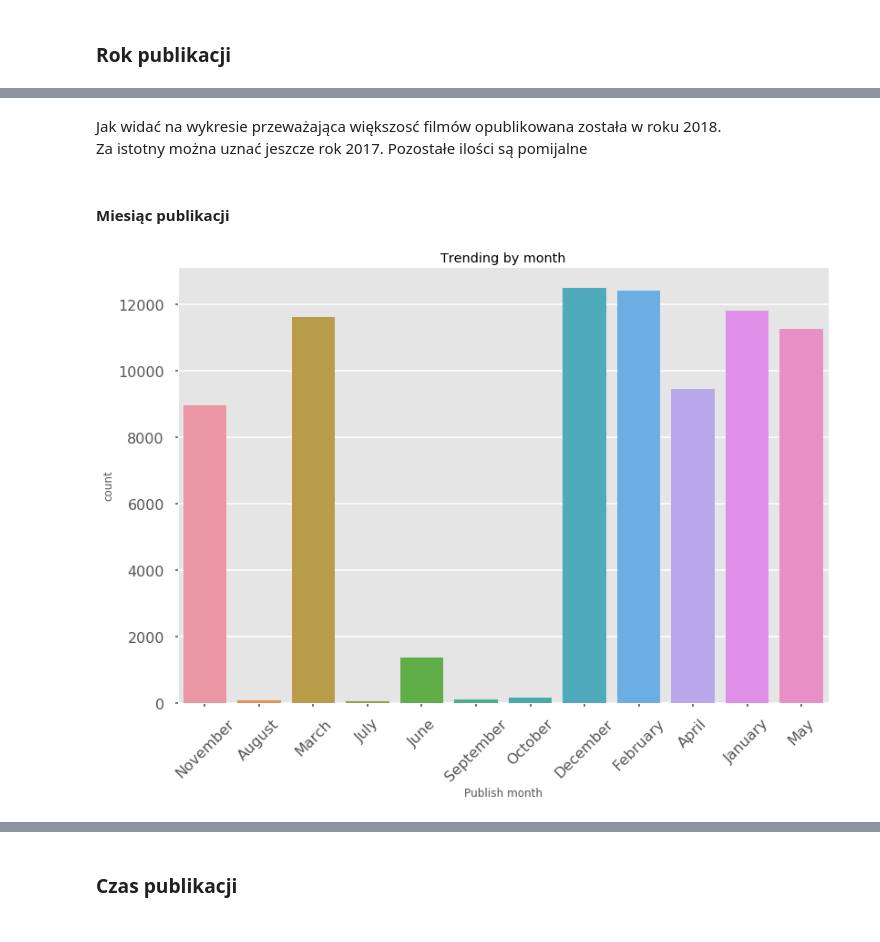
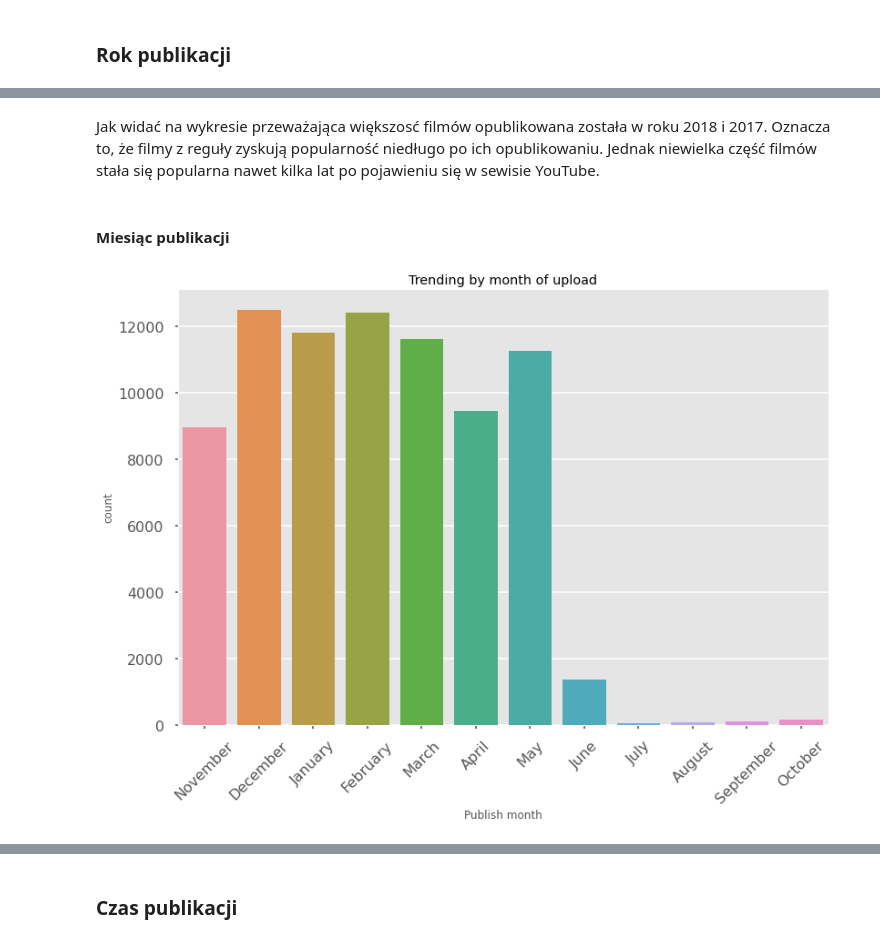
Before and after one commit to marrry/PED_YT, a Jupyter notebook: wstepne_wykresy.ipynb, the cells around one changed output, grey strips where cells are left out. Cells and saved outputs as stored; diff of their text form; code cells hidden in the pictures.

```diff
--- a/wstepne_wykresy.ipynb
+++ b/wstepne_wykresy.ipynb
@@ -195,13 +195,12 @@ ax.set_title('Trending by year');
-# %% [markdown]
-Jak widać na wykresie przeważająca większosć filmów opublikowana została w roku 2018.
-Za istotny można uznać jeszcze rok 2017. Pozostałe ilości są pomijalne
+# %% [markdown]
+Jak widać na wykresie przeważająca większosć filmów opublikowana została w roku 2018 i 2017. Oznacza to, że filmy z reguły zyskują popularność niedługo po ich opublikowaniu. Jednak niewielka część filmów stała się popularna nawet kilka lat po pojawieniu się w sewisie YouTube.
 # %% [markdown]
 #### Miesiąc publikacji
 # %%
 data["publish_month"] = data.publish_time.dt.month
-sns.countplot(data.publish_time.dt.month_name())
+sns.countplot(data.publish_time.dt.month_name(), order=['November', 'December', 'January', 'February', 'March', 'April', 'May', 'June', 'July', 'August', 'September', 'October'])
 plt.xticks(rotation=45)
 plt.xlabel('Publish month');
-plt.title('Trending by month');
+plt.title('Trending by month of upload');
 # %% [output]
-[figure, old version]
+[figure, new version]
```
Also changed, not shown: parts of 27 cells of this notebook.
